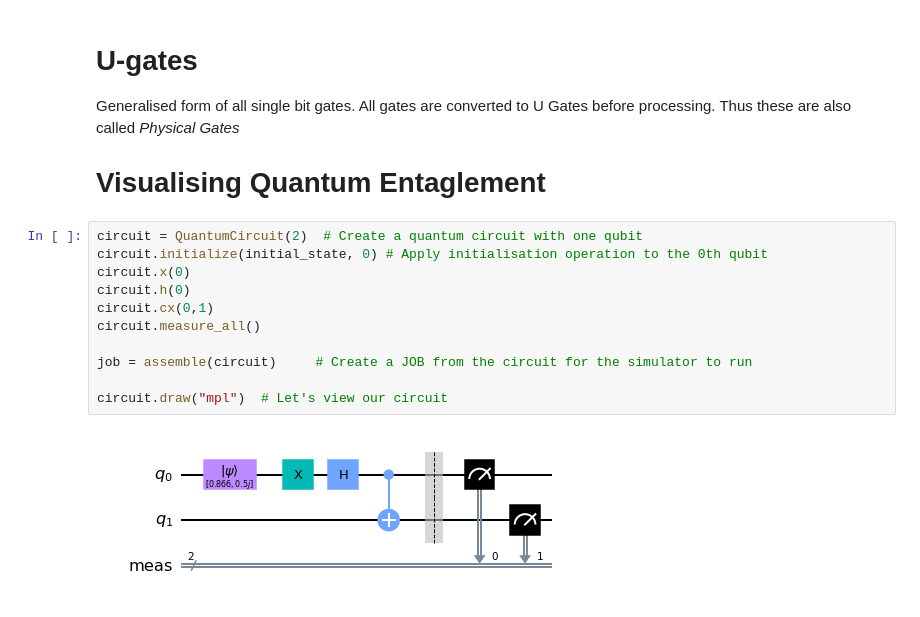
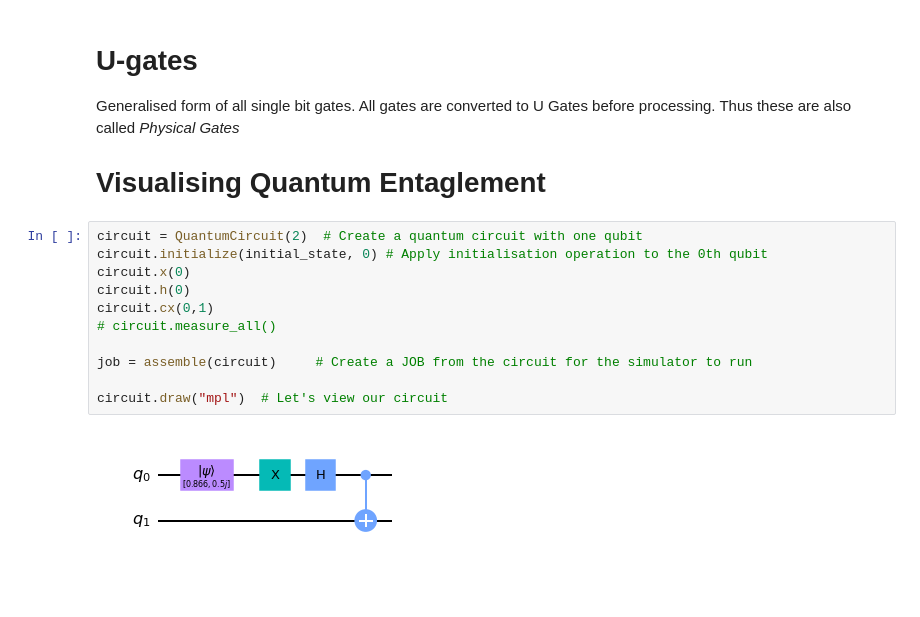
Before and after one commit to rohitashwachaks/Qiskit, a Jupyter notebook: SingleQubitGates.ipynb, the cells around one changed output. Drawn from its saved outputs; the diff is of its cells as text; blank space fills up the shorter version.

```diff
--- a/SingleQubitGates.ipynb
+++ b/SingleQubitGates.ipynb
@@ -141,13 +326,13 @@ Generalised form of all single bit gates. All gates are converted to U Gates bef
 # %%
 circuit = QuantumCircuit(2)  # Create a quantum circuit with one qubit
 circuit.initialize(initial_state, 0) # Apply initialisation operation to the 0th qubit
 circuit.x(0)
 circuit.h(0)
 circuit.cx(0,1)
-circuit.measure_all()
+# circuit.measure_all()
 
 job = assemble(circuit)     # Create a JOB from the circuit for the simulator to run
 
 circuit.draw("mpl")  # Let's view our circuit
 # %% [output]
-[figure, old version]
+[figure, new version]
```
Also changed, not shown: parts of 28 cells of this notebook, 3 other files.
